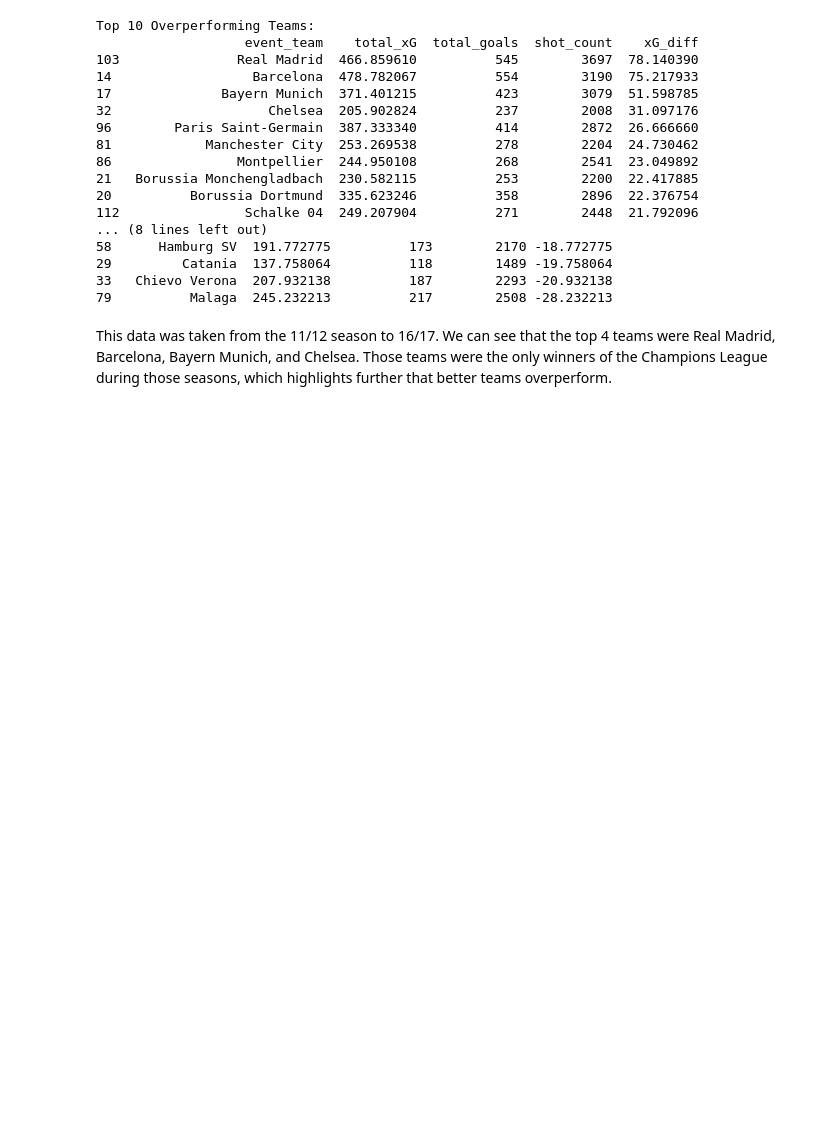
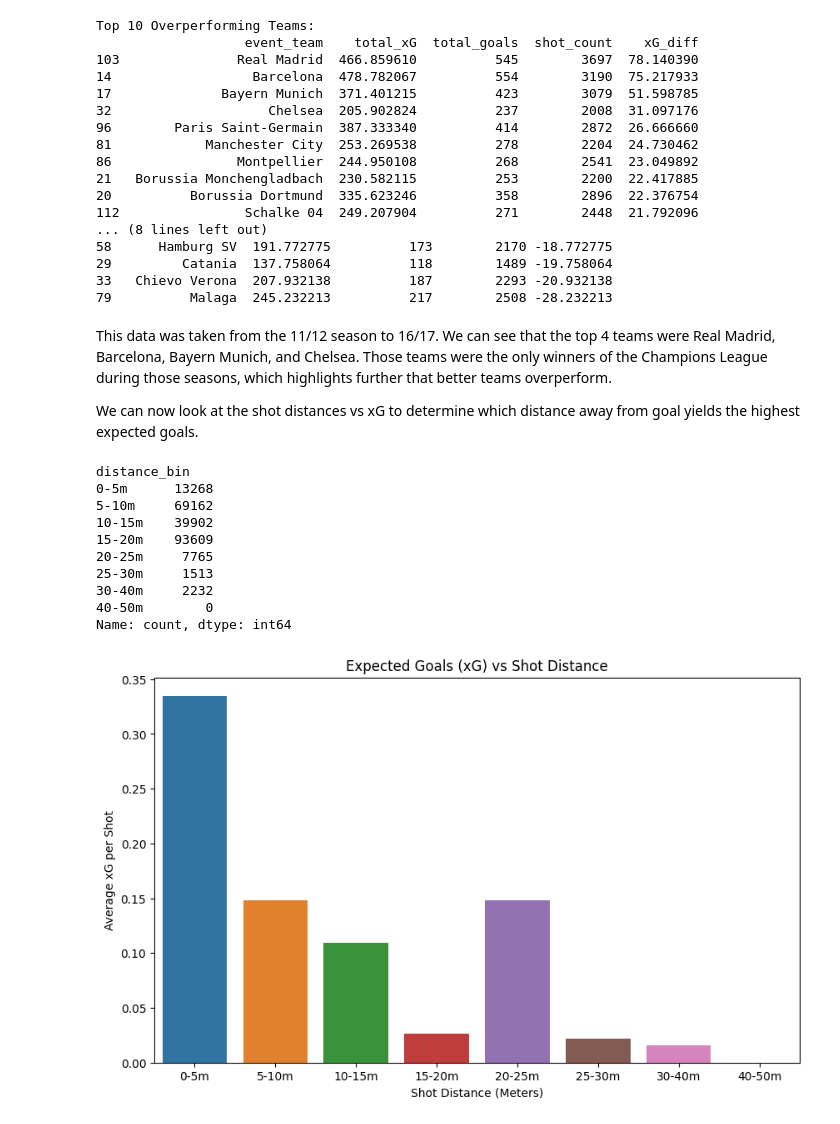
Before and after one commit to damianfraser/football-match-analysis, a Jupyter notebook: xg_model_project.ipynb, the cells around one changed output. Cells and saved outputs as stored; diff of their text form; code cells hidden in the pictures; blank space fills up the shorter version.

```diff
--- a/xg_model_project.ipynb
+++ b/xg_model_project.ipynb
@@ -508,3 +508,34 @@ Top 10 Overperforming Teams:
 79          Malaga  245.232213          217        2508 -28.232213
 # %% [markdown]
 This data was taken from the 11/12 season to 16/17. We can see that the top 4 teams were Real Madrid, Barcelona, Bayern Munich, and Chelsea. Those teams were the only winners of the Champions League during those seasons, which highlights further that better teams overperform.
+
+We can now look at the shot distances vs xG to determine which distance away from goal yields the highest expected goals.
+# %%
+shots['distance_bin'] = pd.cut(shots['distance_from_goal'], bins=[0, 5, 10, 15, 20, 25, 30, 40, 50], labels=["0-5m", "5-10m", "10-15m", "15-20m", "20-25m", "25-30m", "30-40m", "40-50m"])
+
+distance_xg = shots.groupby('distance_bin', observed=False).agg(
+    avg_xG=('xG', 'mean'),
+    total_shots=('distance_from_goal', 'count'),
+    total_goals=('is_goal', 'sum')
+).reset_index()
+shots_count_per_bin = shots['distance_bin'].value_counts().sort_index()
+print(shots_count_per_bin)
+distance_xg['conversion_rate'] = distance_xg['total_goals'] / distance_xg['total_shots']
+plt.figure(figsize=(10, 6))
+sns.barplot(x='distance_bin', y='avg_xG', data=distance_xg, hue='distance_bin')
+plt.xlabel("Shot Distance (Meters)")
+plt.ylabel("Average xG per Shot")
+plt.title("Expected Goals (xG) vs Shot Distance")
+plt.show()
+# %% [output]
+distance_bin
+0-5m      13268
+5-10m     69162
+10-15m    39902
+15-20m    93609
+20-25m     7765
+25-30m     1513
+30-40m     2232
+40-50m        0
+Name: count, dtype: int64
+[figure, added]
```
Also changed, not shown: parts of 7 cells of this notebook.
